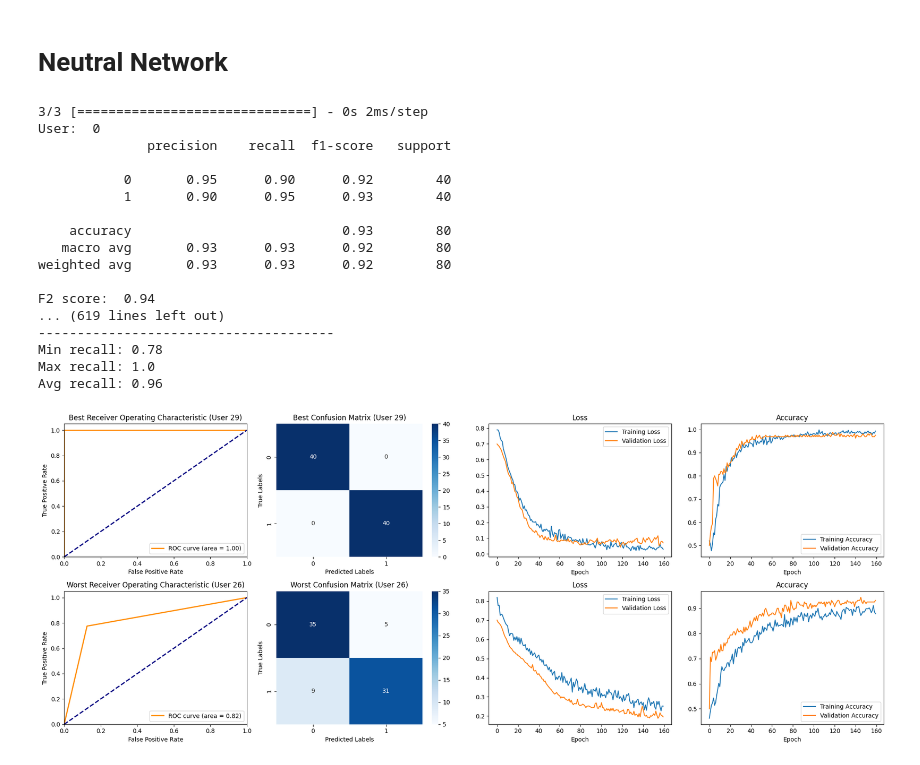
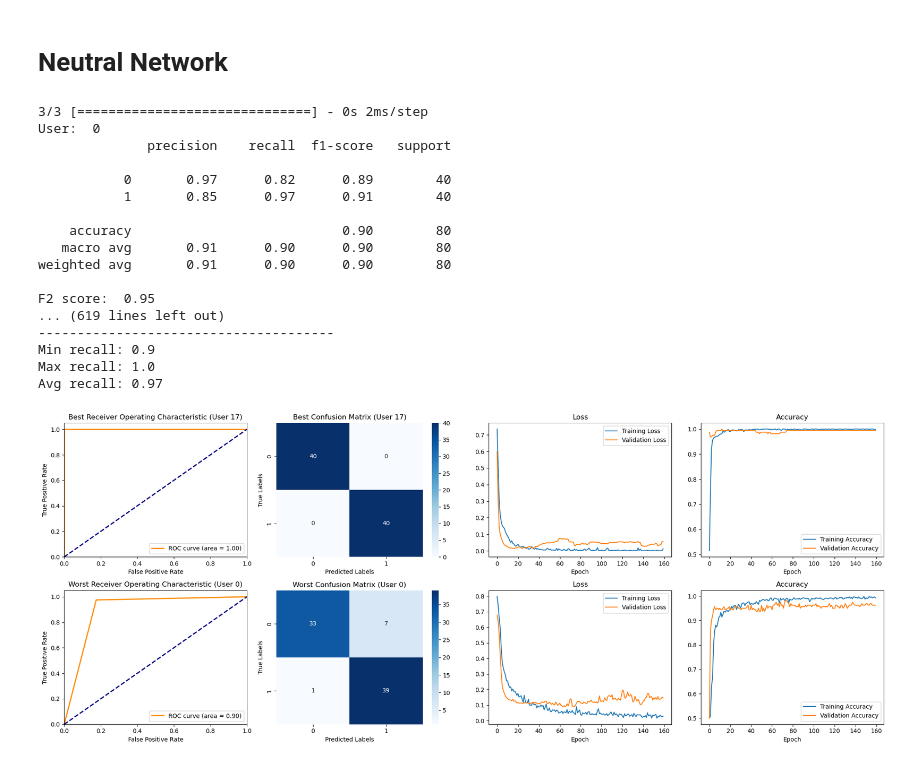
Before and after one commit to zuza571/Biometrics, a Jupyter notebook: Keystroke/keystrokeDynamics.ipynb, the cells around one changed output. Cells and saved outputs as stored; diff of their text form; code cells hidden in the pictures.

```diff
--- a/Keystroke/keystrokeDynamics.ipynb
+++ b/Keystroke/keystrokeDynamics.ipynb
@@ -761,6 +761,7 @@ for train_index, val_index in kfold.split(X, y):
 # %%
 from keras.models import Sequential
 from keras.layers import Dense, Dropout
+from sklearn.preprocessing import StandardScaler
 
 predictions_list = []
 history_list = []
@@ -785,6 +786,12 @@ for i in range(num_classes):
     X_train, X_temp, y_train, y_temp = train_test_split(X, y, test_size=0.3, stratify=y)
     X_val, X_test, y_val, y_test = train_test_split(X_temp, y_temp, test_size=0.33, stratify=y_temp)
 
+    scaler = StandardScaler()
+
+    X_train = scaler.fit_transform(X_train)
+    X_val = scaler.transform(X_val)
+    X_test = scaler.transform(X_test)
+
     X_train_list.append(X_train)
     X_test_list_nn.append(X_test)
     y_train_list.append(y_train)
@@ -792,7 +799,7 @@ for i in range(num_classes):
 
     model = Sequential()
 
-    model.add(Dense(31, input_dim=31, activation='relu')) # input layer - input_dim = number of features
+    model.add(Dense(31, input_dim=31, activation='relu', kernel_initializer='normal')) # input layer - input_dim = number of features
     model.add(Dropout(0.2))
     model.add(Dense(50, activation='relu'))
     model.add(Dropout(0.5))
@@ -934,39 +941,39 @@ sns.heatmap(worst_cm, annot=True, fmt='d', cmap='Blues')
 plt.xlabel('Predicted Labels')
 plt.ylabel('True Labels')
 plt.title(f'Worst Confusion Matrix (User {worst_user})')
 
 plt.sca(axes[1, 2])
 plt.plot(worst_history.history['loss'], label='Training Loss')
 plt.plot(worst_history.history['val_loss'], label='Validation Loss')
 plt.title('Loss')
 plt.xlabel('Epoch')
 plt.legend()
 
 plt.sca(axes[1, 3])
 plt.plot(worst_history.history['accuracy'], label='Training Accuracy')
 plt.plot(worst_history.history['val_accuracy'], label='Validation Accuracy')
 plt.title('Accuracy')
 plt.xlabel('Epoch')
 plt.legend()
 
 plt.tight_layout()
 plt.show()
 # %% [output]
 3/3 [==============================] - 0s 2ms/step
 User:  0
               precision    recall  f1-score   support
 
-           0       0.95      0.90      0.92        40
-           1       0.90      0.95      0.93        40
+           0       0.97      0.82      0.89        40
+           1       0.85      0.97      0.91        40
 
-    accuracy                           0.93        80
-   macro avg       0.93      0.93      0.92        80
-weighted avg       0.93      0.93      0.92        80
+    accuracy                           0.90        80
+   macro avg       0.91      0.90      0.90        80
+weighted avg       0.91      0.90      0.90        80
 
-F2 score:  0.94
+F2 score:  0.95
 ... (619 lines left out)
 --------------------------------------
-Min recall: 0.78
+Min recall: 0.9
 Max recall: 1.0
-Avg recall: 0.96
+Avg recall: 0.97
-[figure, old version]
+[figure, new version]
```
Also changed, not shown: 1 other file.
